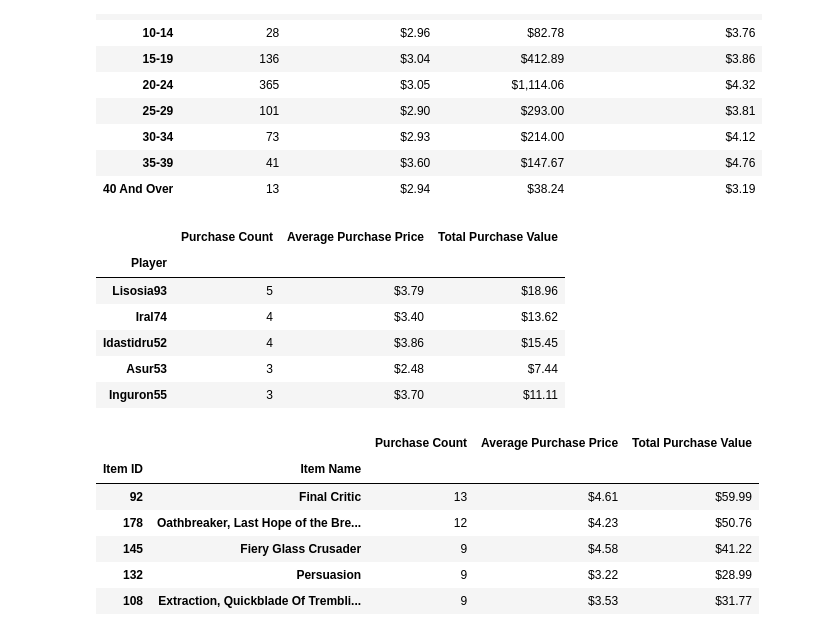
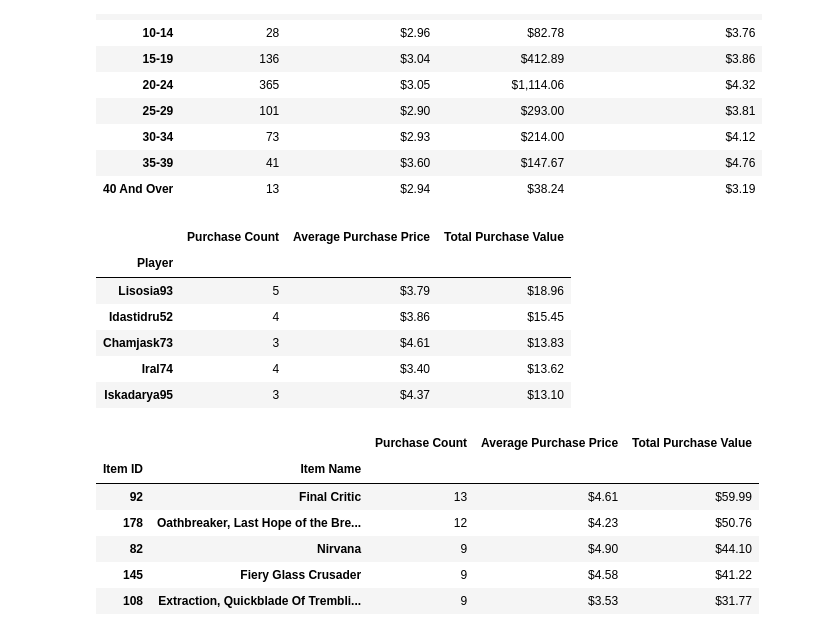
Before and after one commit to eddie0rNot/pandas-challenge, a Jupyter notebook: HeroesOfPymoli/HeroesOfPymoli.ipynb, the cells around one changed output. Saved outputs shown, nothing was run; the diff lists cells and outputs as text; code cells hidden in the pictures.

```diff
--- a/HeroesOfPymoli/HeroesOfPymoli.ipynb
+++ b/HeroesOfPymoli/HeroesOfPymoli.ipynb
@@ -258,41 +258,46 @@ groupID_purchase_analysis_draft
 
 #organize dataframe by dropping and renaming columns
 groupID_purchase_analysis_columnclean = groupID_purchase_analysis_draft.drop(columns=['Age_x','Item ID_x',
                                                                            'Item Name','Age_y','Item ID_y','Price_y'])
 #groupID_purchase_analysis_columnclean
 groupID_purchase_analysis = groupID_purchase_analysis_columnclean.rename(columns={'Gender':'Purchase Count',
                                                                         'Price_x':'Total Purchase Value'})
 
 #create a summary data frame to hold the results
 groupID_purchase_analysis
 
 #run calculation to obtain average purchase price
 groupID_purchase_analysis['Average Purchase Price'] = 0
 groupID_purchase_analysis['Average Purchase Price'] = groupID_purchase_analysis['Total Purchase Value'].div(groupID_purchase_analysis['Purchase Count'])
 
 #format data columns
 groupID_purchase_analysis['Average Purchase Price'] = groupID_purchase_analysis['Average Purchase Price'].astype(float).map("${:,.2f}".format)
-groupID_purchase_analysis['Total Purchase Value'] = groupID_purchase_analysis['Total Purchase Value'].astype(float).map("${:,.2f}".format)
+
 
 #reorder columns
 groupID_purchase_analysis = groupID_purchase_analysis[['Purchase Count','Average Purchase Price','Total Purchase Value']]
 
 #sort the total purchase value column in descending order
-groupID_purchase_analysis_final = groupID_purchase_analysis.sort_values(by=['Purchase Count'],ascending=False)
+groupID_purchase_analysis_final = groupID_purchase_analysis.sort_values(by=['Total Purchase Value'],ascending=False)
+
+#format data total purchase value column
+groupID_purchase_analysis_final['Total Purchase Value'] = groupID_purchase_analysis_final['Total Purchase Value'].astype(float).map("${:,.2f}".format)
+
+#call dataframe
 groupID_purchase_analysis_final
+
+#display a preview of the summary data frame
 groupID_purchase_analysis_final.head()
 
 #optional: give displayed data cleaner formatting
-
-#display a preview of the summary data frame
 # %% [output]
 |  | Purchase Count | Average Purchase Price | Total Purchase Value |
 | Player |  |  |  |
 | Lisosia93 | 5 | $3.79 | $18.96 |
+| Idastidru52 | 4 | $3.86 | $15.45 |
+| Chamjask73 | 3 | $4.61 | $13.83 |
 | Iral74 | 4 | $3.40 | $13.62 |
-| Idastidru52 | 4 | $3.86 | $15.45 |
-| Asur53 | 3 | $2.48 | $7.44 |
-| Inguron55 | 3 | $3.70 | $11.11 |
+| Iskadarya95 | 3 | $4.37 | $13.10 |
 # %%
 #most popular items
 #retrieve item id, item name, and item price columns
@@ -322,27 +327,26 @@ item_purchase_analysis_draft = purchase_data_items_merge_columnclean.rename(colu
 item_purchase_analysis_draft['Average Purchase Price'] = 0
 item_purchase_analysis_draft['Average Purchase Price'] = item_purchase_analysis_draft['Total Purchase Value'].div(item_purchase_analysis_draft['Purchase Count'])
 
+item_purchase_analysis_draft_next = item_purchase_analysis_draft[['Purchase Count','Average Purchase Price','Total Purchase Value']]
+
 #format data columns
-item_purchase_analysis_draft['Total Purchase Value'] = item_purchase_analysis_draft['Total Purchase Value'].astype(float).map("${:,.2f}".format)
-item_purchase_analysis_draft['Average Purchase Price'] = item_purchase_analysis_draft['Average Purchase Price'].astype(float).map("${:,.2f}".format)
-
-#reorder columns
-item_purchase_analysis = item_purchase_analysis_draft[['Purchase Count','Average Purchase Price','Total Purchase Value']]
+item_purchase_analysis_final['Total Purchase Value'] = item_purchase_analysis_draft_next['Total Purchase Value'].astype(float).map("${:,.2f}".format)
+item_purchase_analysis_final['Average Purchase Price'] = item_purchase_analysis_draft_next['Average Purchase Price'].astype(float).map("${:,.2f}".format)
 
 #sort the total purchase value column in descending order
-item_purchase_analysis_final = item_purchase_analysis.sort_values(by=['Purchase Count'],ascending=False)
-item_purchase_analysis_final
+item_purchase_analysis = item_purchase_analysis_final.sort_values(by=['Purchase Count'],ascending=False)
+item_purchase_analysis
 
 #optional: give displayed data cleaner formatting
 #display a preview of the summary data frame
-item_purchase_analysis_final.head()
+item_purchase_analysis.head()
 # %% [output]
 |  |  | Purchase Count | Average Purchase Price | Total Purchase Value |
 | Item ID | Item Name |  |  |  |
 | 92 | Final Critic | 13 | $4.61 | $59.99 |
 | 178 | Oathbreaker, Last Hope of the Bre... | 12 | $4.23 | $50.76 |
+| 82 | Nirvana | 9 | $4.90 | $44.10 |
 | 145 | Fiery Glass Crusader | 9 | $4.58 | $41.22 |
-| 132 | Persuasion | 9 | $3.22 | $28.99 |
 | 108 | Extraction, Quickblade Of Trembli... | 9 | $3.53 | $31.77 |
 # %%
 #most profitable items
```
Also changed, not shown: parts of 1 cell of this notebook.
